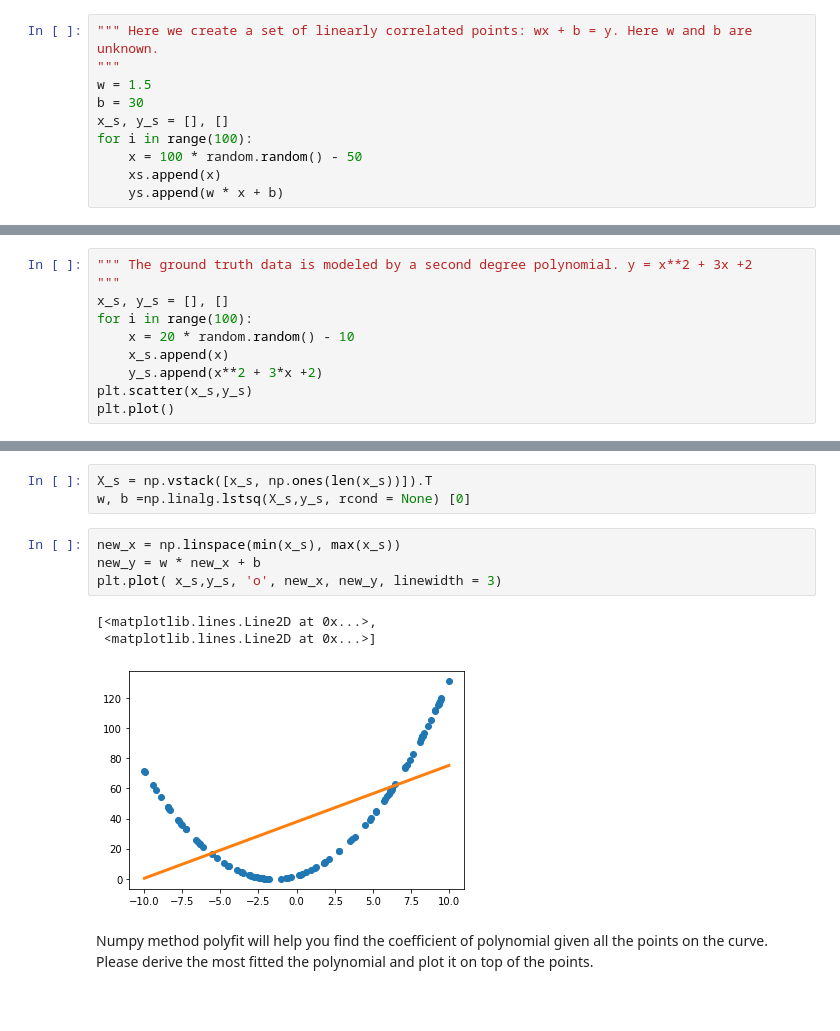
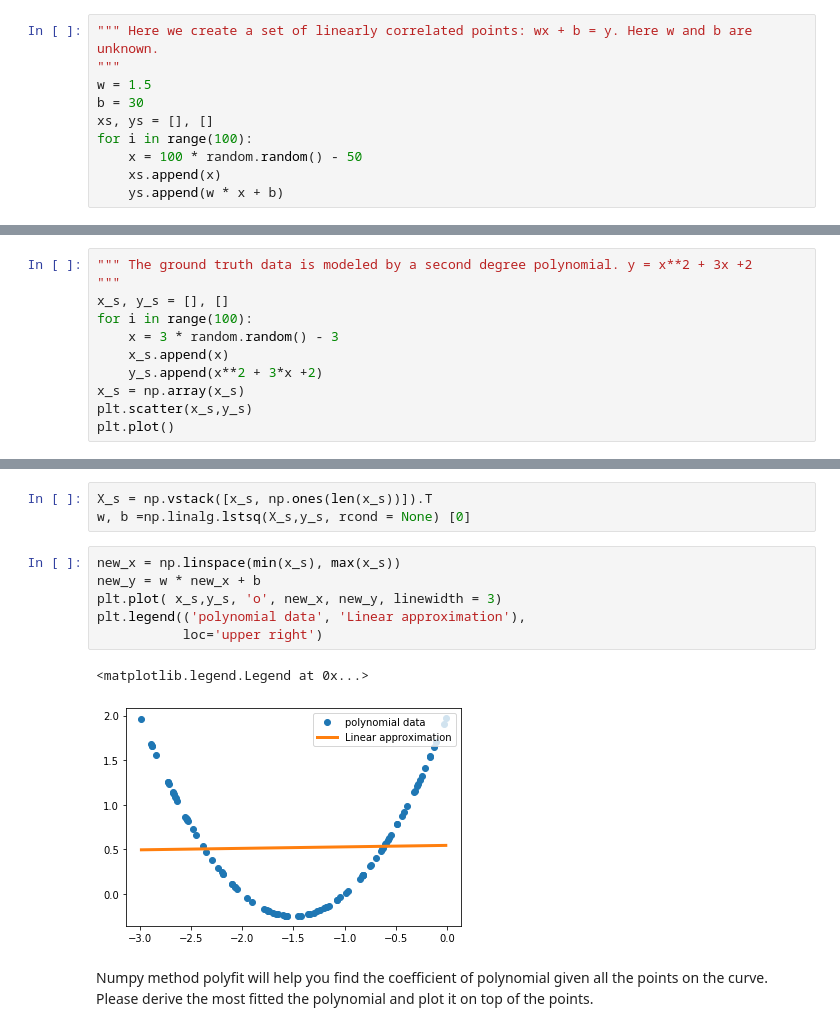
Before and after one commit to OscarXZQ/BaggingTutorial, a Jupyter notebook: Bagging_new_version.ipynb, the cells around one changed output, grey strips where cells are left out. Saved outputs shown, nothing was run; the diff lists cells and outputs as text; blank space fills up the shorter version.

```diff
--- a/Bagging_new_version.ipynb
+++ b/Bagging_new_version.ipynb
@@ -25,7 +32,7 @@ In this simple exercise, we will be dealing with a toy example that helps you re
 """
 w = 1.5
 b = 30
-x_s, y_s = [], []
+xs, ys = [], []
 for i in range(100):
     x = 100 * random.random() - 50
     xs.append(x)
@@ -84,9 +91,10 @@ Write your observation here:
 """
 x_s, y_s = [], []
 for i in range(100):
-    x = 20 * random.random() - 10
+    x = 3 * random.random() - 3
     x_s.append(x)
     y_s.append(x**2 + 3*x +2)
+x_s = np.array(x_s)
 plt.scatter(x_s,y_s)
 plt.plot()
 # %% [output]
@@ -100,10 +120,11 @@ w, b =np.linalg.lstsq(X_s,y_s, rcond = None) [0]
 # %%
 new_x = np.linspace(min(x_s), max(x_s))
 new_y = w * new_x + b
 plt.plot( x_s,y_s, 'o', new_x, new_y, linewidth = 3)
+plt.legend(('polynomial data', 'Linear approximation'),
+           loc='upper right')
 # %% [output]
-[<matplotlib.lines.Line2D at 0x...>,
- <matplotlib.lines.Line2D at 0x...>]
+<matplotlib.legend.Legend at 0x...>
-[figure, old version]
+[figure, new version]
 # %% [markdown]
 Numpy method polyfit will help you find the coefficient of polynomial given all the points on the curve. Please derive the most fitted the polynomial and plot it on top of the points.
```
Also changed, not shown: parts of 33 cells of this notebook.
